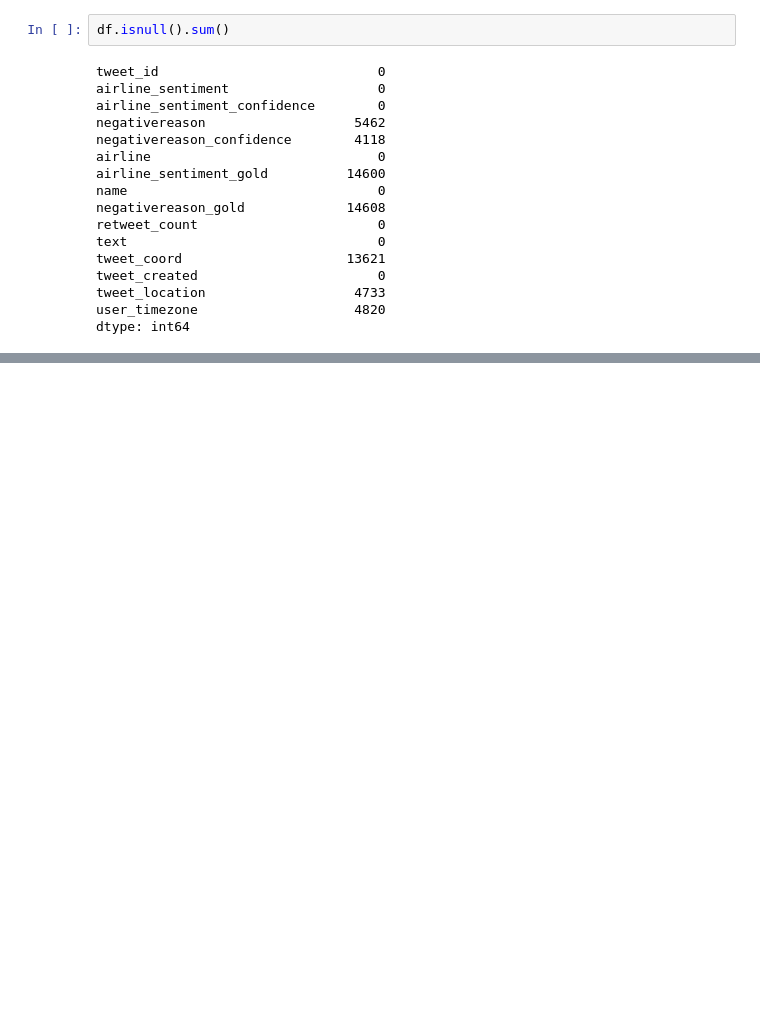
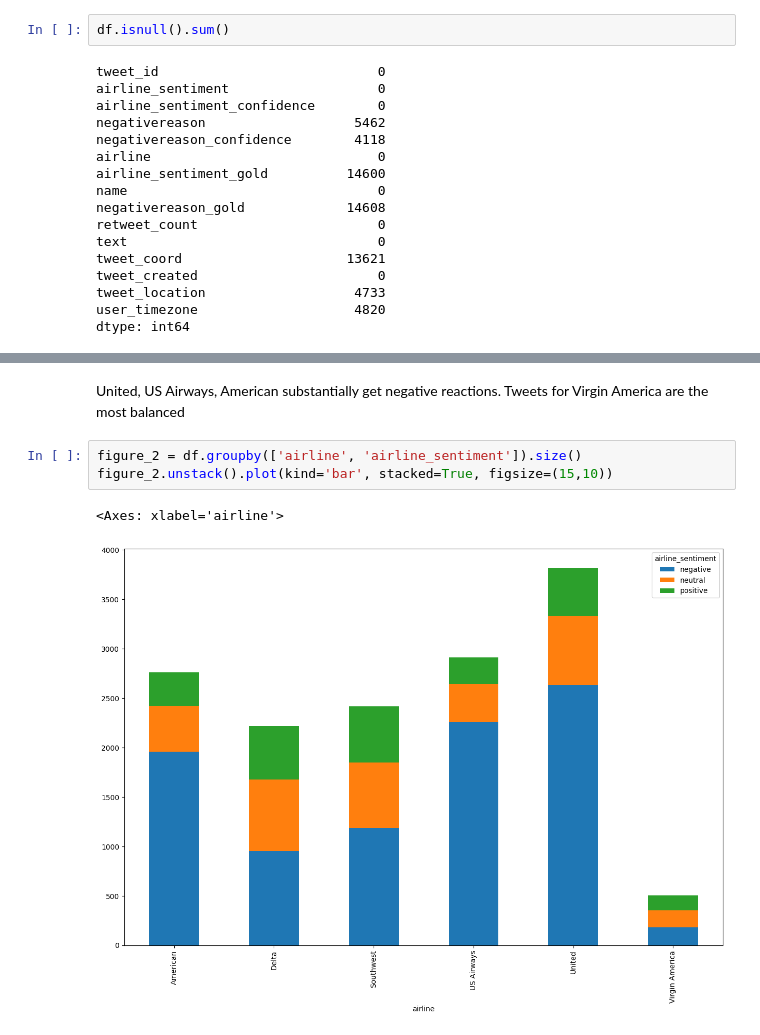
Before and after one commit to MboyaDan/twittersentimentanalysis, a Jupyter notebook: sentiment.ipynb, the cells around one changed output, grey strips where cells are left out. Saved outputs shown, nothing was run; the diff lists cells and outputs as text; blank space fills up the shorter version.

```diff
--- a/sentiment.ipynb
+++ b/sentiment.ipynb
@@ -115,0 +263,9 @@ dtype: int64
+# %% [markdown]
+United, US Airways, American substantially get negative reactions.
+Tweets for Virgin America are the most balanced
+# %%
+figure_2 = df.groupby(['airline', 'airline_sentiment']).size()
+figure_2.unstack().plot(kind='bar', stacked=True, figsize=(15,10))
+# %% [output]
+<Axes: xlabel='airline'>
+[figure, added]
```
Also changed, not shown: parts of 20 cells of this notebook.
